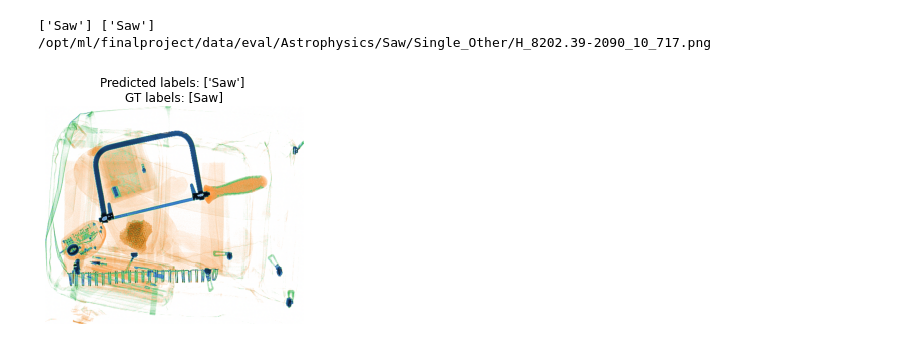
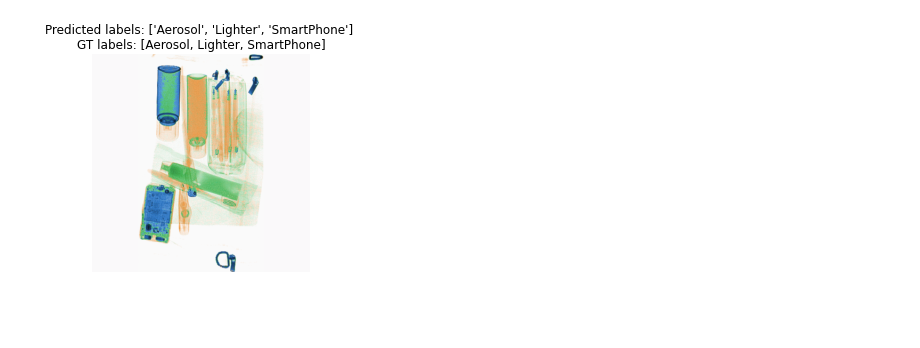
Before and after one commit to kmouleejunhyuk/final-project-level3-cv-06, a Jupyter notebook: multilabel/baseline/inference.ipynb, the cells around one changed output. Drawn from its saved outputs; the diff is of its cells as text; code cells hidden in the pictures; blank space fills up the shorter version.

```diff
--- a/multilabel/baseline/inference.ipynb
+++ b/multilabel/baseline/inference.ipynb
@@ -96,3 +67,19 @@ category_names = [
     'Electronic cigarettes(Liquid)',
     'Throwing Knife'
 ]
+# %%
+# dataset
+test_transform = CustomDataset(
+    image_dir="/opt/ml/finalproject/data/",
+    data_dir="/opt/ml/finalproject/data/eval/eval.json",
+    mode="eval",
+    transform=val_transform
+)
+val_loader = DataLoader(
+        dataset=test_transform,
+        batch_size=64,
+        num_workers=2,
+        shuffle=False,
+        pin_memory=use_cuda,
+        drop_last=True,
+    )
@@ -99,29 +111,30 @@ category_names = [
 # %%
 # Run inference on the test data
 model.eval()
 
 root_dir = "/opt/ml/finalproject/data/eval/"
 li = [i+1 for i in range(100)]
-for sample_id in [15426]:#,2,3,4,6]:
-    test_img, test_labels, file_path = val_dataset[sample_id]
+for sample_id in [1]: #,2,3,4,6]:
+    test_img, test_labels, file_name = test_transform[sample_id]
     with torch.no_grad():
         img = test_img[None,:] #.to(device)
         outs, cls_outs = model(img)
         raw_pred = torch.argmax(outs[0], dim=1)
     label_num = np.argwhere(raw_pred == 1)[0]
     predicted_labels = np.array(category_names)[label_num]
     if type(predicted_labels) != np.ndarray:
         predicted_labels = [predicted_labels]
     else:
         predicted_labels = list(predicted_labels)
     img_labels = np.array(category_names)[np.argwhere(test_labels.astype(int)==1)].T[0]
-    print(predicted_labels, img_labels)
-    image = test_img.numpy()
-    plt.imshow(Image.open(os.path.join(root_dir,file_path[1:])))
+    image = test_img.permute(1,2,0).numpy()
+    original = Image.open(os.path.join(root_dir,file_name[1:]))
+    mean=np.array([0.485, 0.456, 0.406])
+    std=np.array([0.229, 0.224, 0.225])
+    image =  (image*std) + (mean)
+
+    plt.imshow(image)
     plt.title("Predicted labels: {} \nGT labels: [{}]".format(predicted_labels, ', '.join(img_labels)))
     plt.axis('off')
-    print(os.path.join(root_dir,file_path[1:]))
 # %% [output]
-['Saw'] ['Saw']
-/opt/ml/finalproject/data/eval/Astrophysics/Saw/Single_Other/H_8202.39-2090_10_717.png
-[figure, old version]
+[figure, new version]
```
Also changed, not shown: parts of 5 cells of this notebook.
